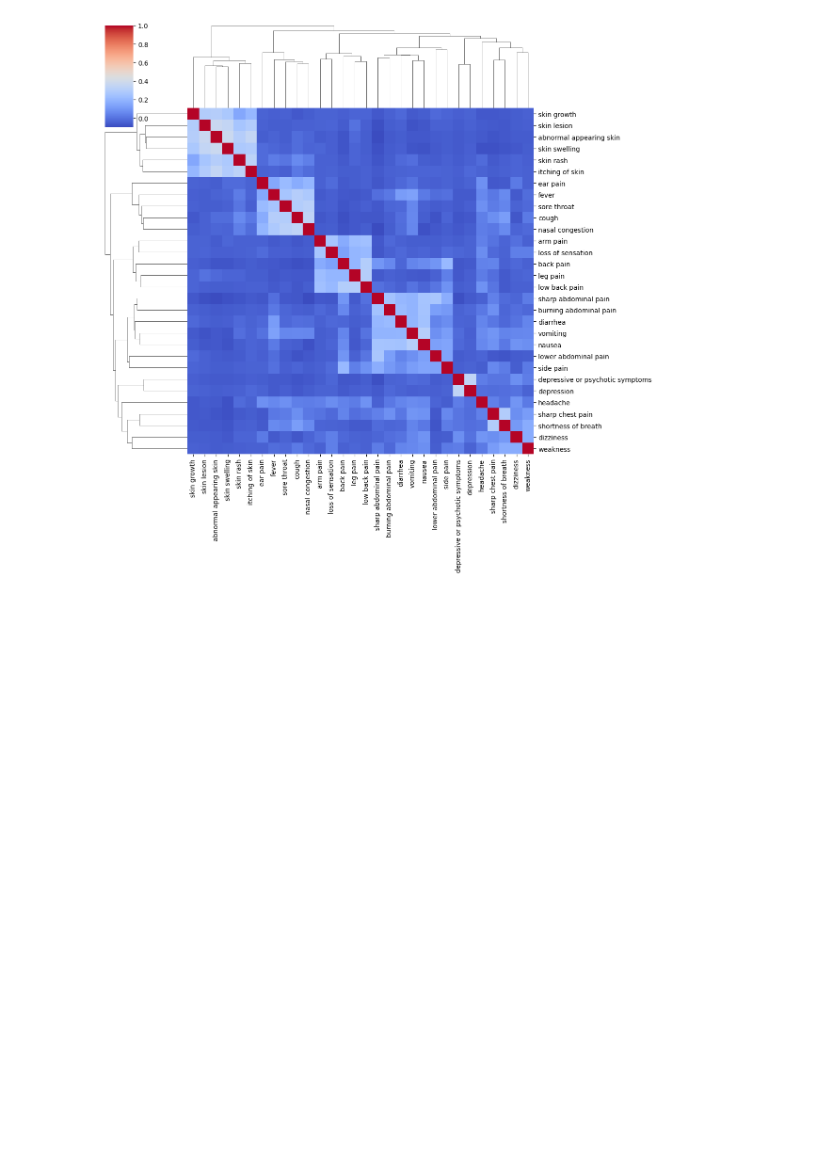
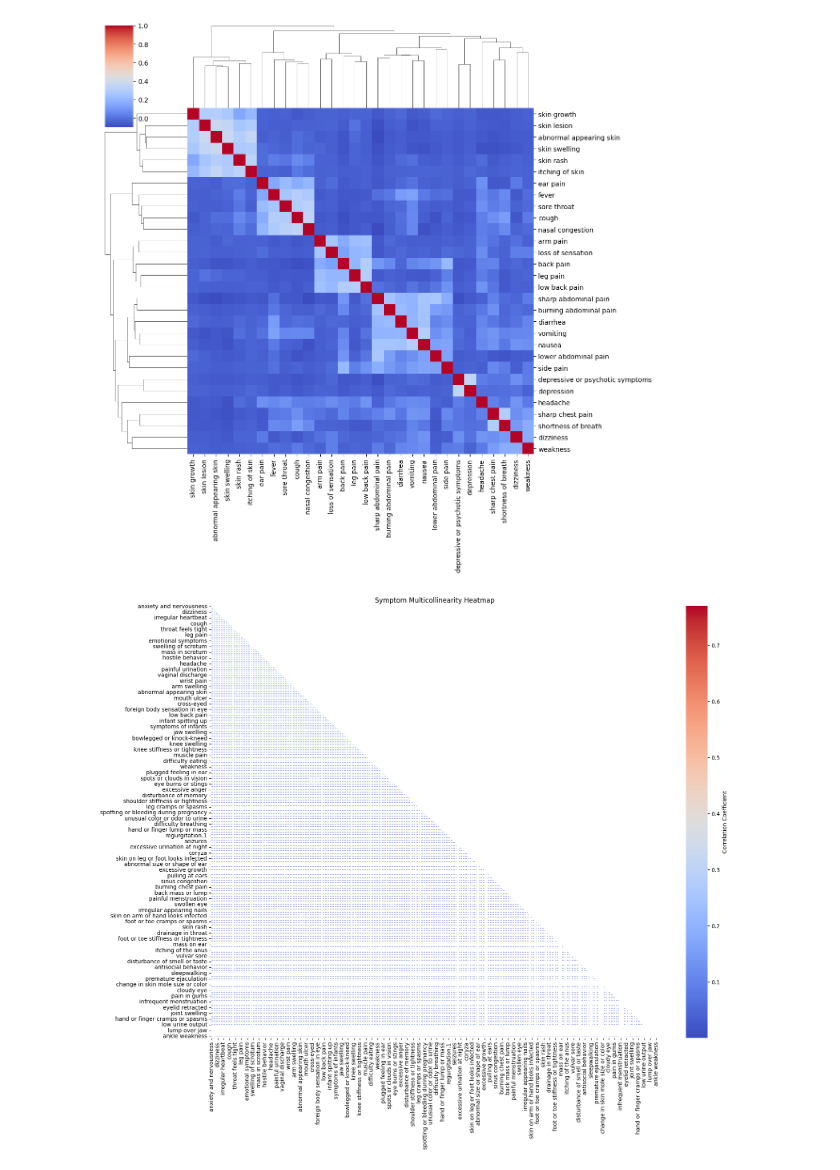
Before and after one commit to raman7976/Symptom-Disease-Diagnosis-ML, a Jupyter notebook: symptom-disease-diagnosis.ipynb, the cells around one changed output. Cells and saved outputs as stored; diff of their text form; code cells hidden in the pictures; blank space fills up the shorter version.

Commit message:
Kaggle Notebook | Symptom Disease Diagnosis | Version 4

```diff
--- a/symptom-disease-diagnosis.ipynb
+++ b/symptom-disease-diagnosis.ipynb
@@ -140,3 +137,20 @@ sns.clustermap(X[top_symptoms].corr(), cmap="coolwarm", figsize=(12, 12))
 # %% [output]
 <seaborn.matrix.ClusterGrid at 0x...>
 [figure]
+# %%
+# Assuming `df` is your dataframe and 'diseases' is the target column
+symptom_data = df.drop('diseases', axis=1)
+
+# Compute correlation matrix
+corr_matrix = symptom_data.corr().abs()  # Absolute value to see strength only
+
+# Mask lower triangle and self-correlation for cleaner visualization
+mask = np.triu(np.ones_like(corr_matrix, dtype=bool))
+
+# Plot heatmap
+plt.figure(figsize=(18, 14))
+sns.heatmap(corr_matrix, mask=mask, cmap='coolwarm', linewidths=0.1, cbar_kws={'label': 'Correlation Coefficient'})
+plt.title('Symptom Multicollinearity Heatmap')
+plt.show()
+# %% [output]
+[figure, added]
```
Also changed, not shown: parts of 1 cell of this notebook.
